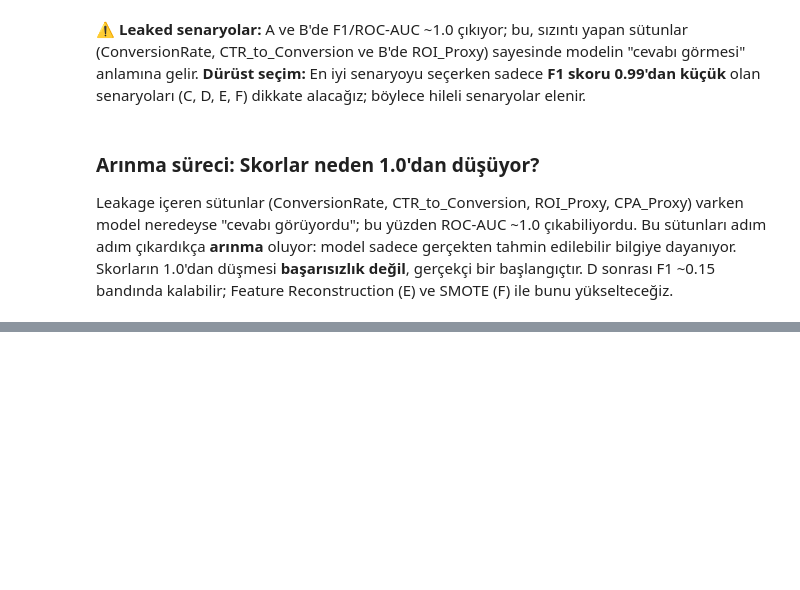
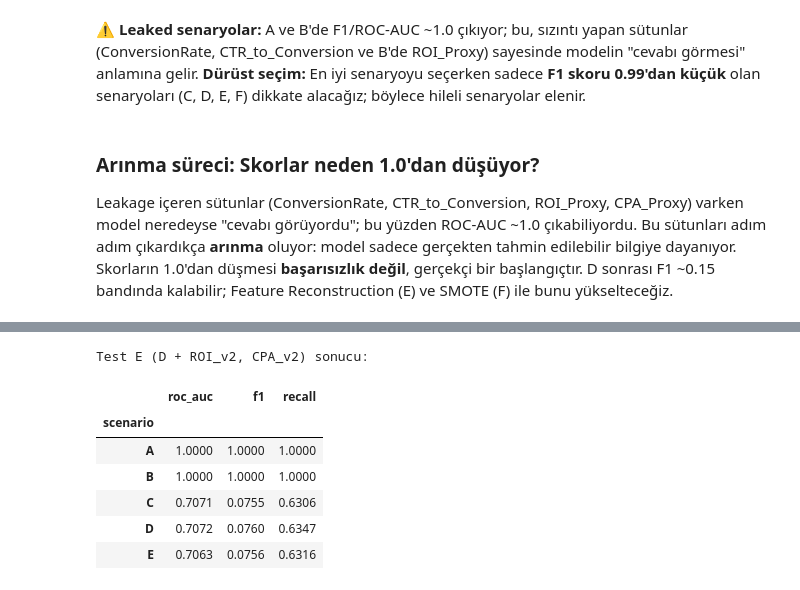
Before and after one commit to barkobt/tubitak-marketing-analytics, a Jupyter notebook: notebooks/04_model_comparison.ipynb, the cells around one changed output, grey strips where cells are left out. Drawn from its saved outputs; the diff is of its cells as text; code cells hidden in the pictures; blank space fills up the shorter version.

```diff
--- a/notebooks/04_model_comparison.ipynb
+++ b/notebooks/04_model_comparison.ipynb
@@ -153,0 +165,18 @@ Leakage içeren sütunlar (ConversionRate, CTR_to_Conversion, ROI_Proxy, CPA_Pro
+# %%
+# Test E: D ile aynı sütunları at (ROI_Proxy, CPA_Proxy) ama ROI_v2, CPA_v2 kalacak
+drop_E = SCENARIOS["D"]
+X_E = prepare_X(df, drop_E)
+res_E = evaluate_scenarios(X_E, y, use_smote=False)
+res_E["scenario"] = "E"
+scenario_df = pd.concat([scenario_df, pd.DataFrame([res_E]).set_index("scenario")[["roc_auc", "f1", "recall"]]])
+print("Test E (D + ROI_v2, CPA_v2) sonucu:")
+display(scenario_df.round(4))
+# %% [output]
+Test E (D + ROI_v2, CPA_v2) sonucu:
+|  | roc_auc | f1 | recall |
+| scenario |  |  |  |
+| A | 1.0000 | 1.0000 | 1.0000 |
+| B | 1.0000 | 1.0000 | 1.0000 |
+| C | 0.7071 | 0.0755 | 0.6306 |
+| D | 0.7072 | 0.0760 | 0.6347 |
+| E | 0.7063 | 0.0756 | 0.6316 |
```
Also changed, not shown: parts of 14 cells of this notebook, 1 other file.
